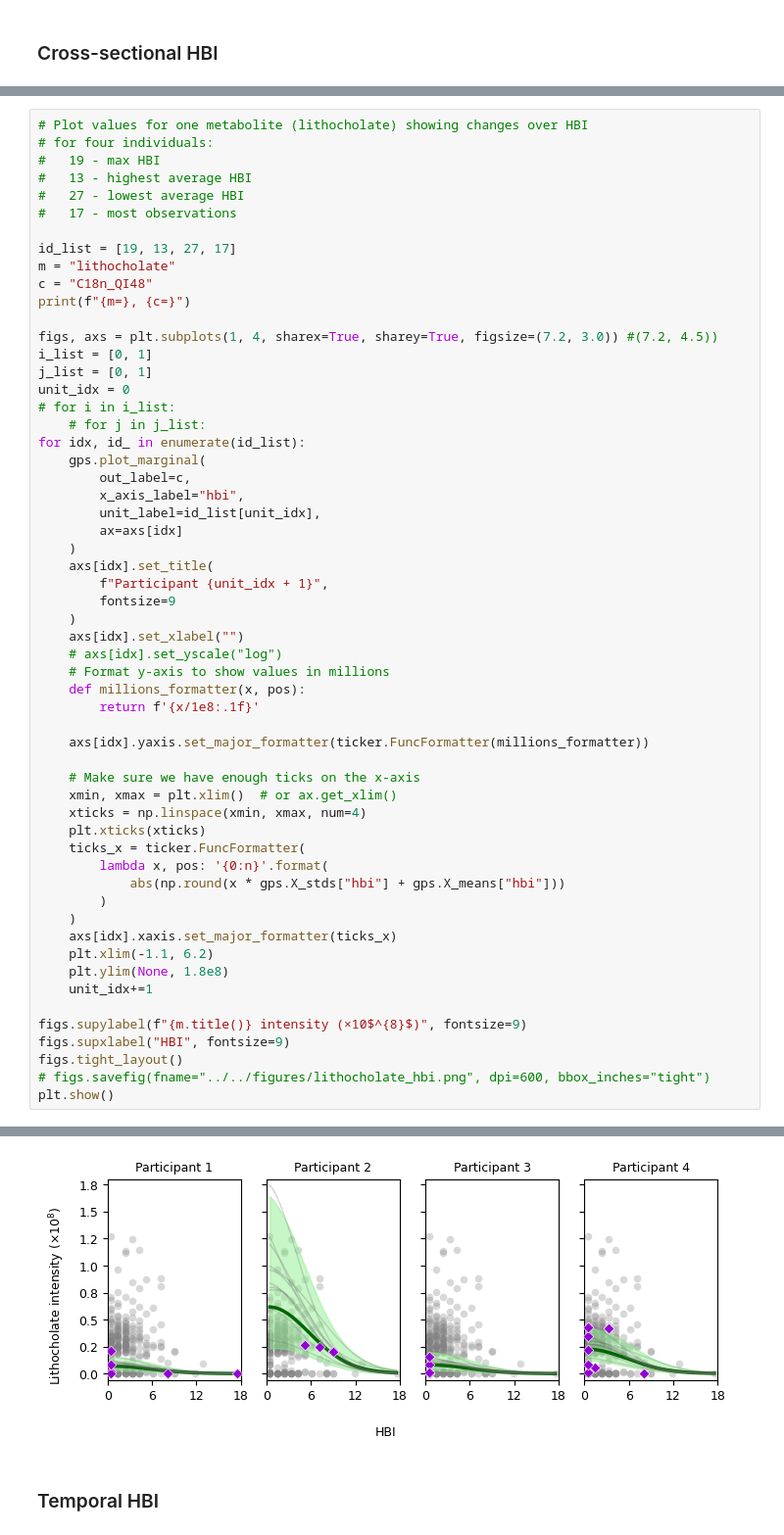
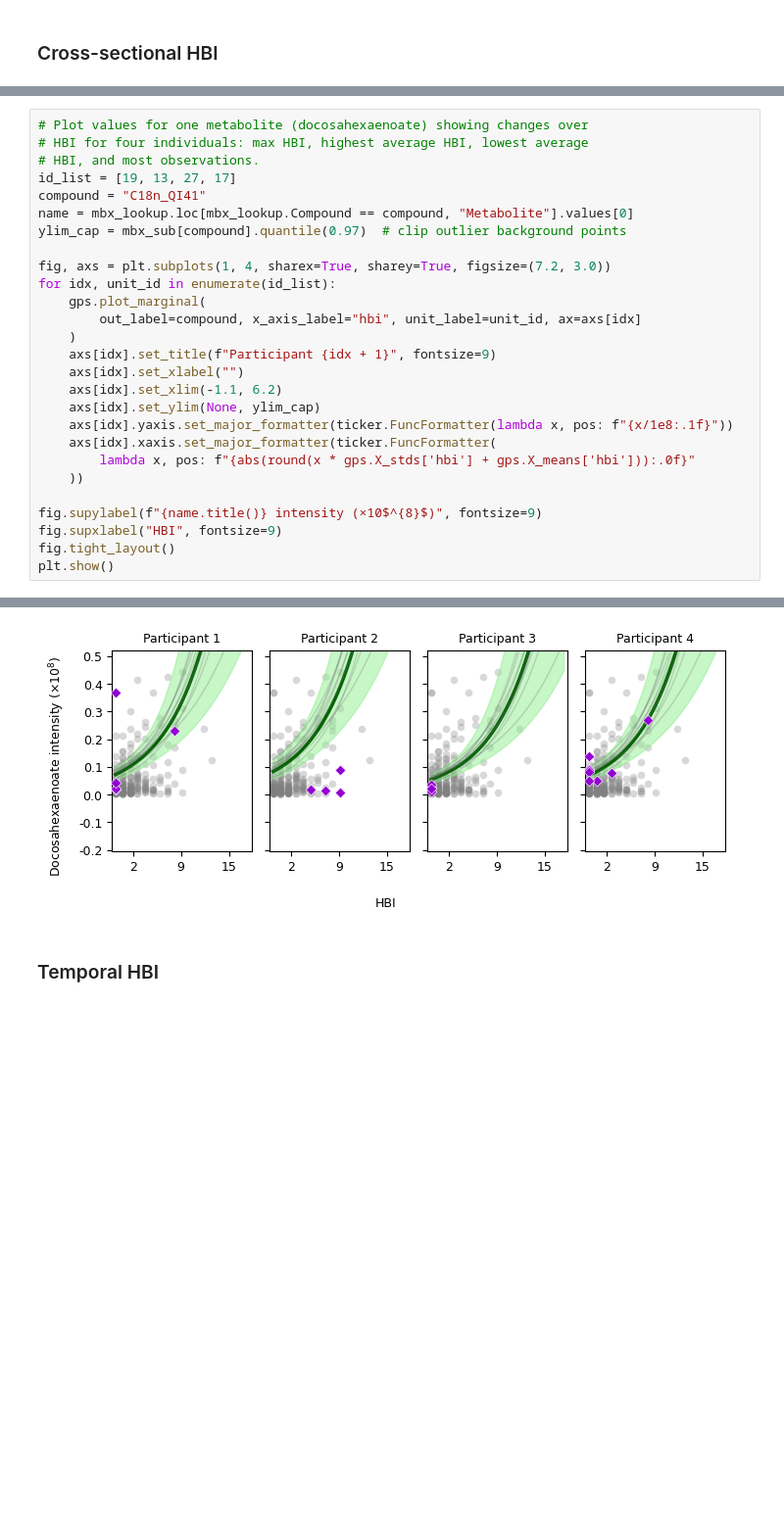
Before and after one commit to omicsEye/waveome, a Jupyter notebook: examples/iHMP/ihmp_waveome.ipynb, the cells around one changed output, grey strips where cells are left out. Shown at 98% size. Drawn from its saved outputs; the diff is of its cells as text; blank space fills up the shorter version.

```diff
--- a/examples/iHMP/ihmp_waveome.ipynb
+++ b/examples/iHMP/ihmp_waveome.ipynb
@@ -414,58 +488,28 @@ hbi_compounds
 # %%
-# Plot values for one metabolite (lithocholate) showing changes over HBI
-# for four individuals:
-#   19 - max HBI
-#   13 - highest average HBI
-#   27 - lowest average HBI
-#   17 - most observations
+# Plot values for one metabolite (docosahexaenoate) showing changes over
+# HBI for four individuals: max HBI, highest average HBI, lowest average
+# HBI, and most observations.
+id_list = [19, 13, 27, 17]
+compound = "C18n_QI41"
+name = mbx_lookup.loc[mbx_lookup.Compound == compound, "Metabolite"].values[0]
+ylim_cap = mbx_sub[compound].quantile(0.97)  # clip outlier background points
 
-id_list = [19, 13, 27, 17]
-m = "lithocholate"
-c = "C18n_QI48"
-print(f"{m=}, {c=}")
+fig, axs = plt.subplots(1, 4, sharex=True, sharey=True, figsize=(7.2, 3.0))
+for idx, unit_id in enumerate(id_list):
+    gps.plot_marginal(
+        out_label=compound, x_axis_label="hbi", unit_label=unit_id, ax=axs[idx]
+    )
+    axs[idx].set_title(f"Participant {idx + 1}", fontsize=9)
+    axs[idx].set_xlabel("")
+    axs[idx].set_xlim(-1.1, 6.2)
+    axs[idx].set_ylim(None, ylim_cap)
+    axs[idx].yaxis.set_major_formatter(ticker.FuncFormatter(lambda x, pos: f"{x/1e8:.1f}"))
+    axs[idx].xaxis.set_major_formatter(ticker.FuncFormatter(
+        lambda x, pos: f"{abs(round(x * gps.X_stds['hbi'] + gps.X_means['hbi'])):.0f}"
+    ))
 
-figs, axs = plt.subplots(1, 4, sharex=True, sharey=True, figsize=(7.2, 3.0)) #(7.2, 4.5))
-i_list = [0, 1]
-j_list = [0, 1]
-unit_idx = 0
-# for i in i_list:
-    # for j in j_list:
-for idx, id_ in enumerate(id_list):
-    gps.plot_marginal(
-        out_label=c,
-        x_axis_label="hbi",
-        unit_label=id_list[unit_idx],
-        ax=axs[idx]
-    )
-    axs[idx].set_title(
-        f"Participant {unit_idx + 1}",
-        fontsize=9
-    )
-    axs[idx].set_xlabel("")
-    # axs[idx].set_yscale("log")
-    # Format y-axis to show values in millions
-    def millions_formatter(x, pos):
-        return f'{x/1e8:.1f}'
-
-    axs[idx].yaxis.set_major_formatter(ticker.FuncFormatter(millions_formatter))
-
-    # Make sure we have enough ticks on the x-axis
-    xmin, xmax = plt.xlim()  # or ax.get_xlim()
-    xticks = np.linspace(xmin, xmax, num=4)
-    plt.xticks(xticks)
-    ticks_x = ticker.FuncFormatter(
-        lambda x, pos: '{0:n}'.format(
-            abs(np.round(x * gps.X_stds["hbi"] + gps.X_means["hbi"]))
-        )
-    )
-    axs[idx].xaxis.set_major_formatter(ticks_x)
-    plt.xlim(-1.1, 6.2)
-    plt.ylim(None, 1.8e8)
-    unit_idx+=1
-
-figs.supylabel(f"{m.title()} intensity (×10$^{8}$)", fontsize=9)
-figs.supxlabel("HBI", fontsize=9)
-figs.tight_layout()
-# figs.savefig(fname="../../figures/lithocholate_hbi.png", dpi=600, bbox_inches="tight")
+fig.supylabel(f"{name.title()} intensity (×10$^{8}$)", fontsize=9)
+fig.supxlabel("HBI", fontsize=9)
+fig.tight_layout()
 plt.show()
 # %% [output]
@@ -473,4 +516,4 @@ m='lithocholate', c='C18n_QI48'
-[figure, old version]
+[figure, new version]
 # %% [markdown]
 ### Temporal HBI
 # %%
```
Also changed, not shown: parts of 15 cells of this notebook.
